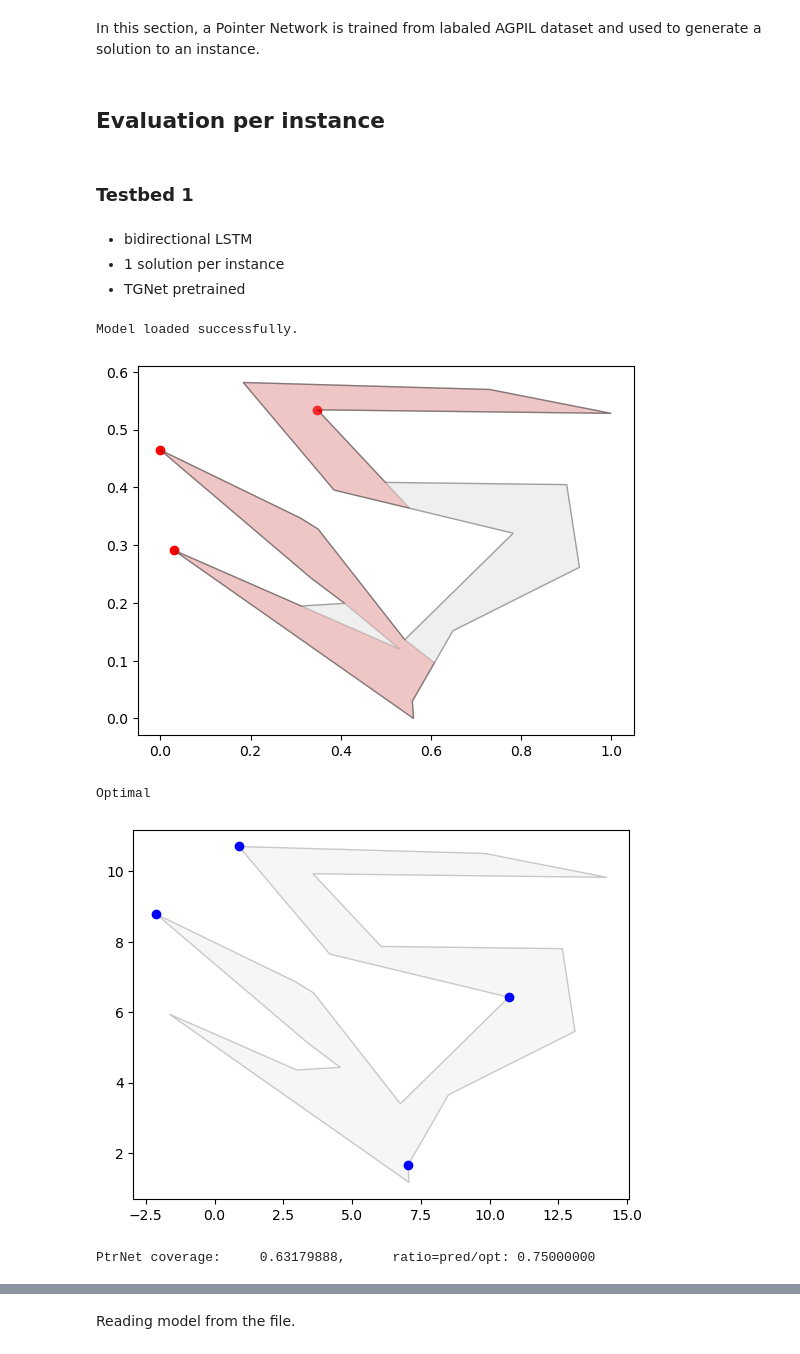
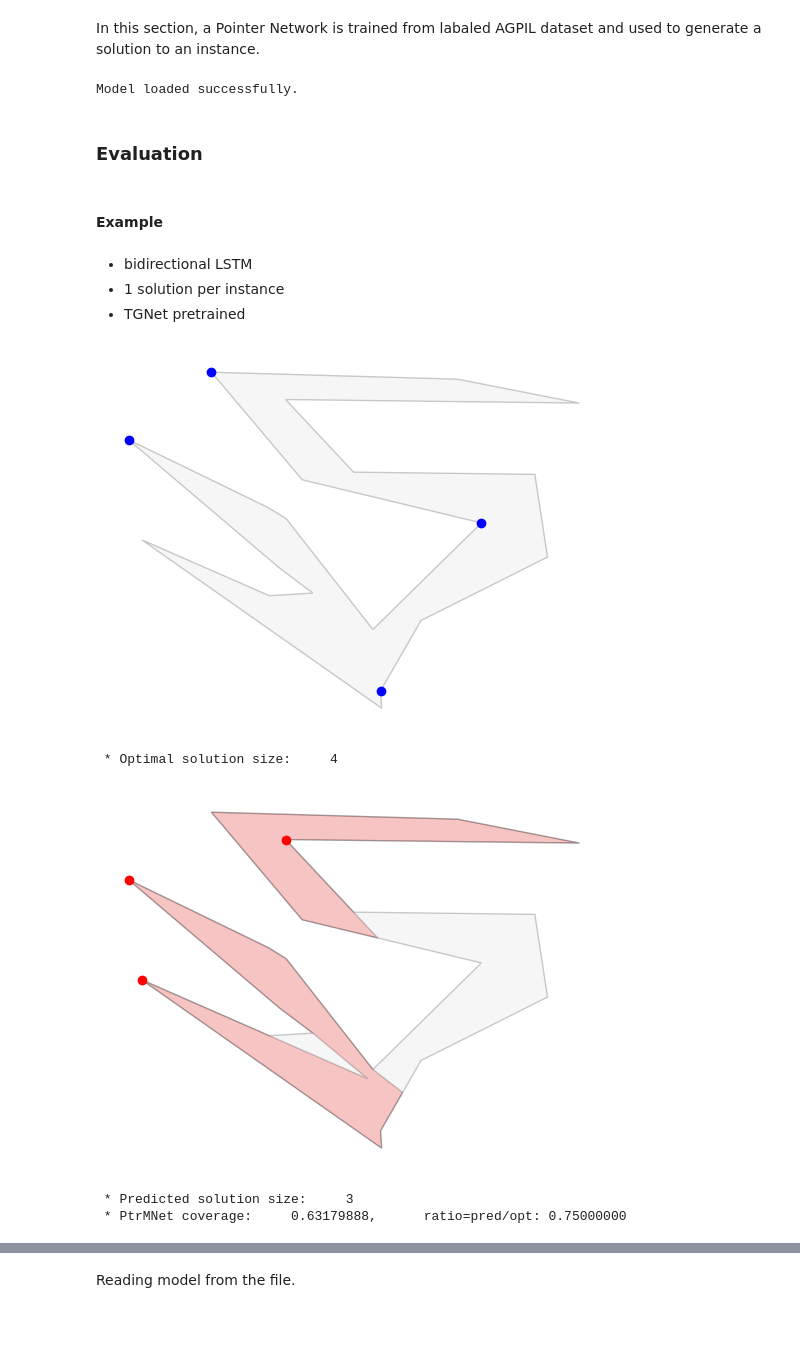
Before and after one commit to dseverdi/AGNet, a Jupyter notebook: notebooks/ArtGallery.ipynb, the cells around one changed output, grey strips where cells are left out. Saved outputs shown, nothing was run; the diff lists cells and outputs as text; code cells hidden in the pictures; blank space fills up the shorter version.

```diff
--- a/notebooks/ArtGallery.ipynb
+++ b/notebooks/ArtGallery.ipynb
@@ -96,34 +199,40 @@ from evaluate import AGNetSearch, Opt
+# %%
+from evaluate import AGNetSearch, Opt
+
+# load model
+m1  = '../models/ag_clusters_numsols-1_ne-100_bs-64_hs-256_tfr-0.5_wd-1e-05_lr-0.001_bidirectional_normalized.pt'
+
+#opt value
+opt_solver = Opt()
+
+# PTrNet search
+agnet_solver  = AGNetSearch(m1)
+# %% [output]
+Model loaded successfully.
 # %% [markdown]
-## Evaluation per instance
+### Evaluation
 # %% [markdown]
-### Testbed 1
+#### Example
 # %% [markdown]
 
  * bidirectional LSTM
  * 1 solution per instance
  * TGNet pretrained
-# %%
-# load model
-m1  = '../models/ag_clusters_numsols-1_ne-100_bs-64_hs-256_tfr-0.5_wd-1e-05_lr-0.001_bidirectional_normalized.pt'
-
-#opt value
-opt = Opt()
-# PTrNet search
-ns  = AGNetSearch(m1)
-
-# prediction
-sol_ns     = ns.predict(instance,beam_width=4)
-sol_opt    = opt.predict(instance)
-
-#print('PtrNet')
-ns.show()
-print('Optimal')
-opt.show()
-
-print(f'PtrNet coverage:     {ns.coverage:2.8f},      ratio=pred/opt: {len(sol_ns)/len(sol_opt):2.8f}')
-# %% [output]
-Model loaded successfully.
-[figure, removed]
-Optimal
-[figure, removed]
-PtrNet coverage:     0.63179888,      ratio=pred/opt: 0.75000000
+# %%
+# optimal and neural solver
+sol_opt    = opt_solver.predict(instance)
+sol_agnet  = agnet_solver.predict(instance,beam_width=4)
+
+# show only opt solution
+poly, region, predicted, opt, coverage = polygon_demo3(sample,sol_opt)
+show(poly, region, None, opt, coverage)
+
+# show all possible predicted solutions
+poly, region, predicted, opt, coverage = polygon_demo3(sample,sol_agnet)
+show(poly, region, predicted, opt, coverage)
+# %% [output]
+[figure, added]
+ * Optimal solution size:     4
+[figure, added]
+ * Predicted solution size:     3
+ * PtrMNet coverage:     0.63179888,      ratio=pred/opt: 0.75000000
```
Also changed, not shown: parts of 37 cells of this notebook, 3 other files.
